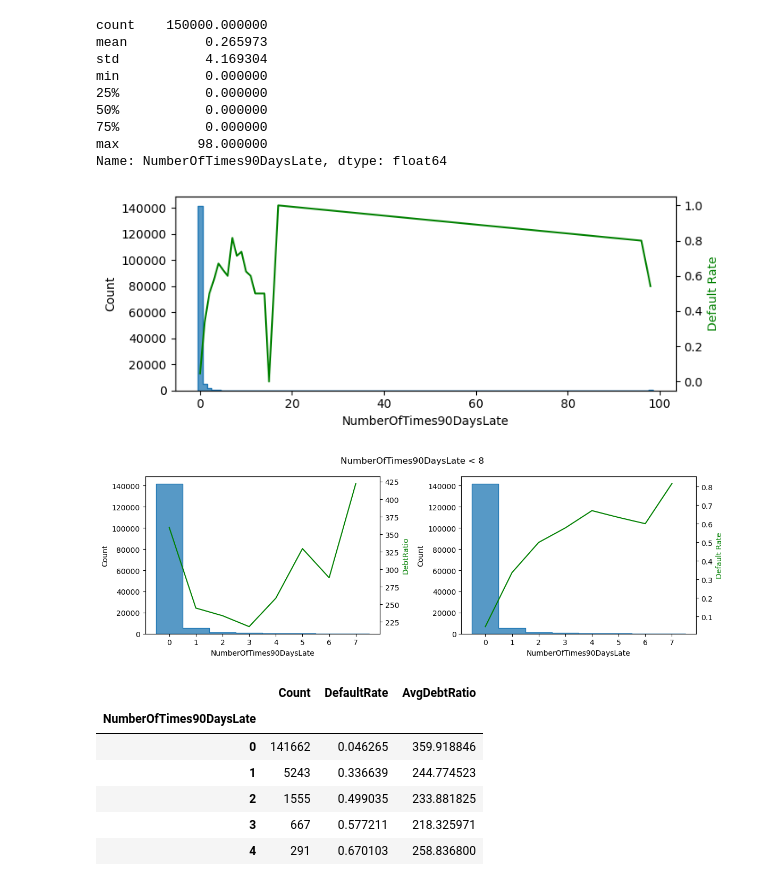
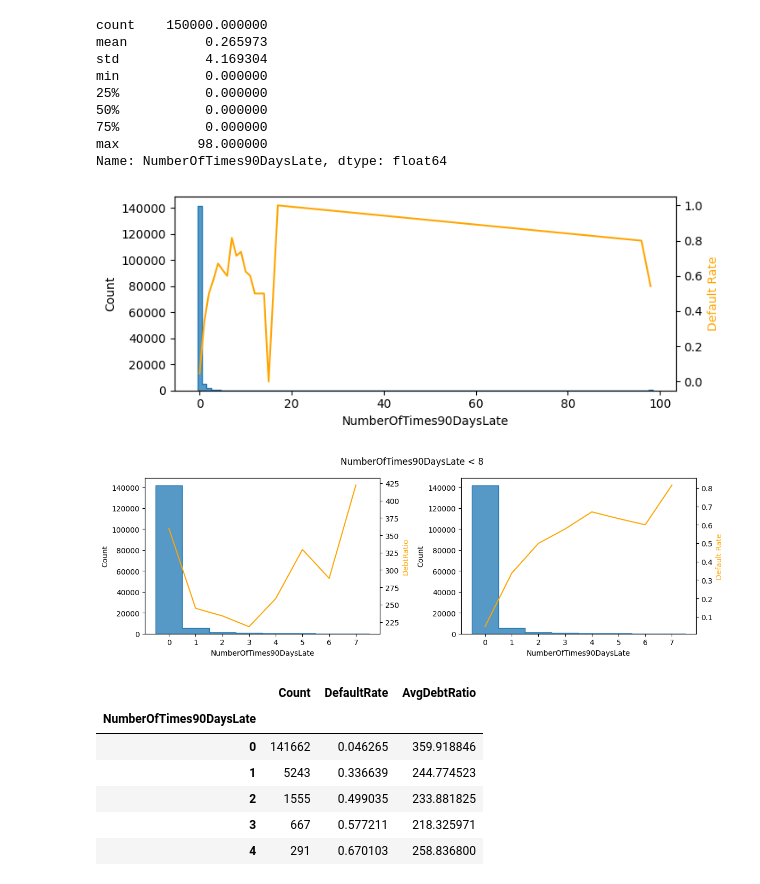
Before and after one commit to seajoyer/credit-scoring, a Jupyter notebook: notebooks/1.0-eda.ipynb, the cells around one changed output. Saved outputs shown, nothing was run; the diff lists cells and outputs as text; code cells hidden in the pictures.

```diff
--- a/notebooks/1.0-eda.ipynb
+++ b/notebooks/1.0-eda.ipynb
@@ -1152,17 +1153,17 @@ Name: NumberOfTimes90DaysLate, dtype: float64
 # %%
 default_rate = train.groupby('NumberOfTimes90DaysLate').SeriousDlqin2yrs.mean()
 
 fig, ax1 = plt.subplots(figsize=(7.5,3))
 
 sns.histplot(data=train, x='NumberOfTimes90DaysLate', element='step', discrete=True, ax=ax1);
 ax2 = ax1.twinx()
-sns.lineplot(data=default_rate, color='green', ax=ax2);
-ax2.yaxis.label.set_color('green')
+sns.lineplot(data=default_rate, color='orange', ax=ax2);
+ax2.yaxis.label.set_color('orange')
 ax2.set_ylabel('Default Rate')
 
 plt.tight_layout()
 # %% [output]
-[figure, old version]
+[figure, new version]
 # %%
 default_rate = train.groupby('NumberOfTimes90DaysLate').SeriousDlqin2yrs.mean()
 debt_ratio   = train.groupby('NumberOfTimes90DaysLate').DebtRatio.mean()
@@ -1173,19 +1174,19 @@ threshold = 8
 
 sns.histplot(data=train.loc[train['NumberOfTimes90DaysLate'].lt(threshold)], x='NumberOfTimes90DaysLate', element='step', discrete=True, ax=axs[0]);
 ax2 = axs[0].twinx()
-sns.lineplot(data=debt_ratio.iloc[:threshold], color='green', ax=ax2);
-ax2.yaxis.label.set_color('green')
+sns.lineplot(data=debt_ratio.iloc[:threshold], color='orange', ax=ax2);
+ax2.yaxis.label.set_color('orange')
 
 sns.histplot(data=train.loc[train['NumberOfTimes90DaysLate'].lt(threshold)], x='NumberOfTimes90DaysLate', element='step', discrete=True, ax=axs[1]);
 ax2 = axs[1].twinx()
-sns.lineplot(data=default_rate.iloc[:threshold], color='green', ax=ax2);
-ax2.yaxis.label.set_color('green')
+sns.lineplot(data=default_rate.iloc[:threshold], color='orange', ax=ax2);
+ax2.yaxis.label.set_color('orange')
 ax2.set_ylabel('Default Rate')
 
 fig.suptitle(f'NumberOfTimes90DaysLate < {threshold}')
 plt.tight_layout()
 # %% [output]
-[figure, old version]
+[figure, new version]
 # %%
 counts = train.groupby('NumberOfTimes90DaysLate').size()
 default_rate = train.groupby('NumberOfTimes90DaysLate').SeriousDlqin2yrs.mean()
```
Also changed, not shown: parts of 24 cells of this notebook, 13 other files.
